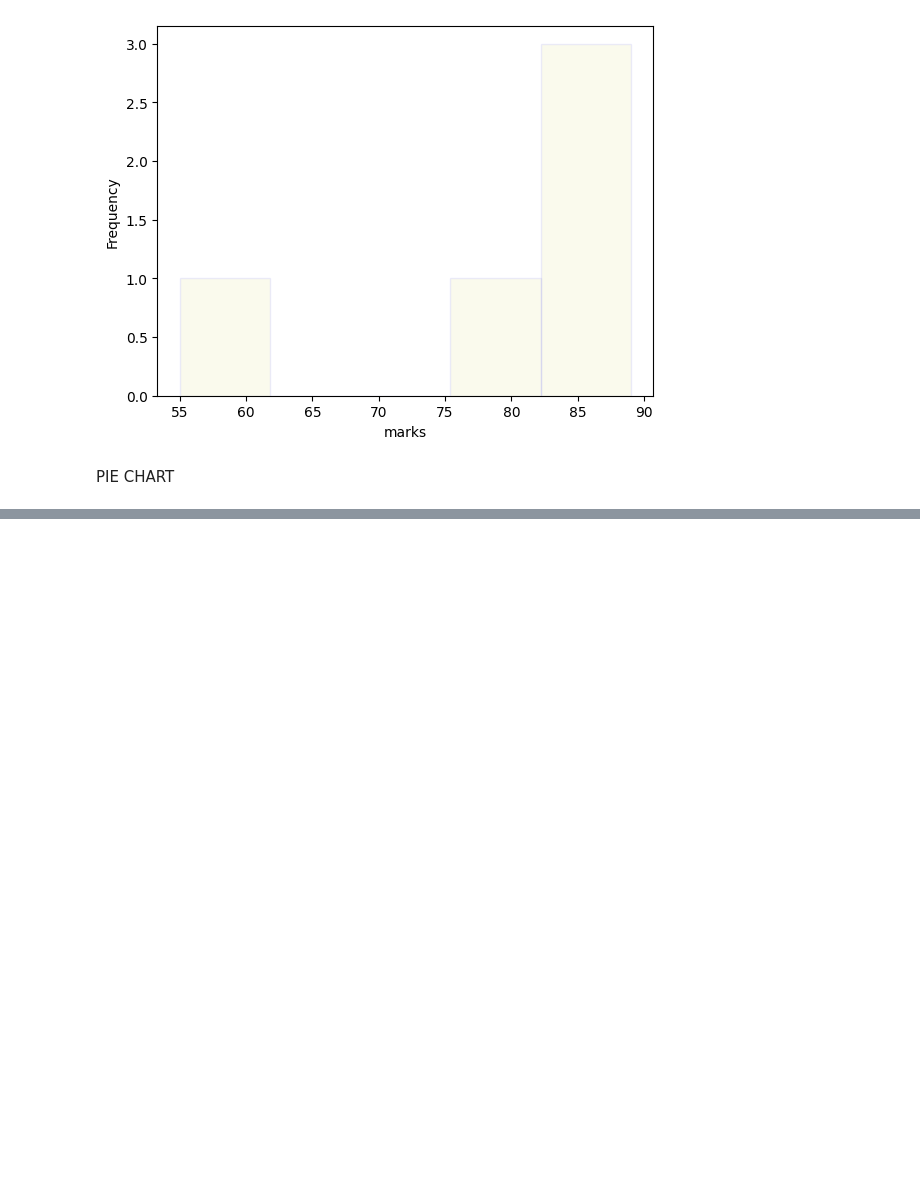
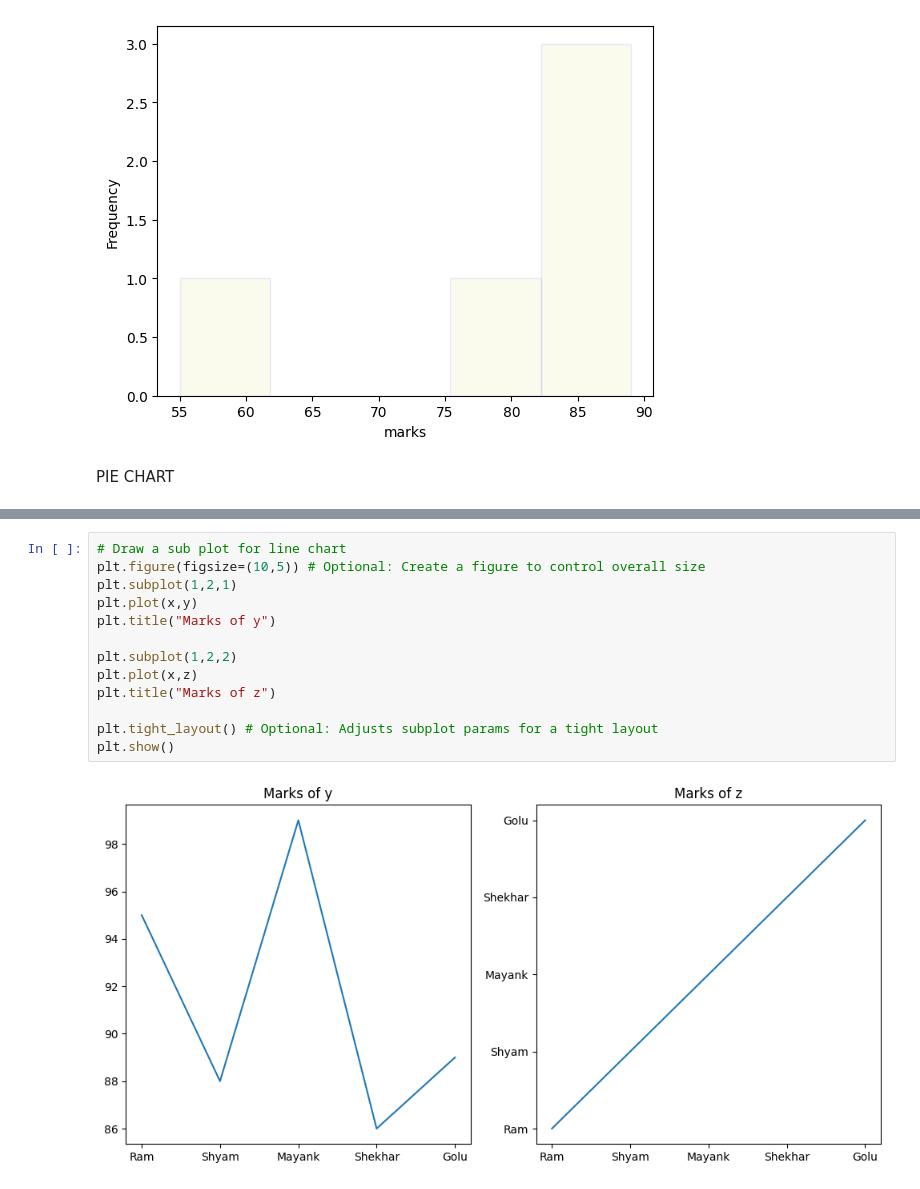
Before and after one commit to Ujjawal19Shahi/AI-in-Data-Science, a Jupyter notebook: MODULE_3.ipynb, the cells around one changed output, grey strips where cells are left out. Cells and saved outputs as stored; diff of their text form; blank space fills up the shorter version.

```diff
--- a/MODULE_3.ipynb
+++ b/MODULE_3.ipynb
@@ -71,0 +105,15 @@ plt.show()
+# %%
+# Draw a sub plot for line chart
+plt.figure(figsize=(10,5)) # Optional: Create a figure to control overall size
+plt.subplot(1,2,1)
+plt.plot(x,y)
+plt.title("Marks of y")
+
+plt.subplot(1,2,2)
+plt.plot(x,z)
+plt.title("Marks of z")
+
+plt.tight_layout() # Optional: Adjusts subplot params for a tight layout
+plt.show()
+# %% [output]
+[figure, added]
```
Also changed, not shown: parts of 8 cells of this notebook.
